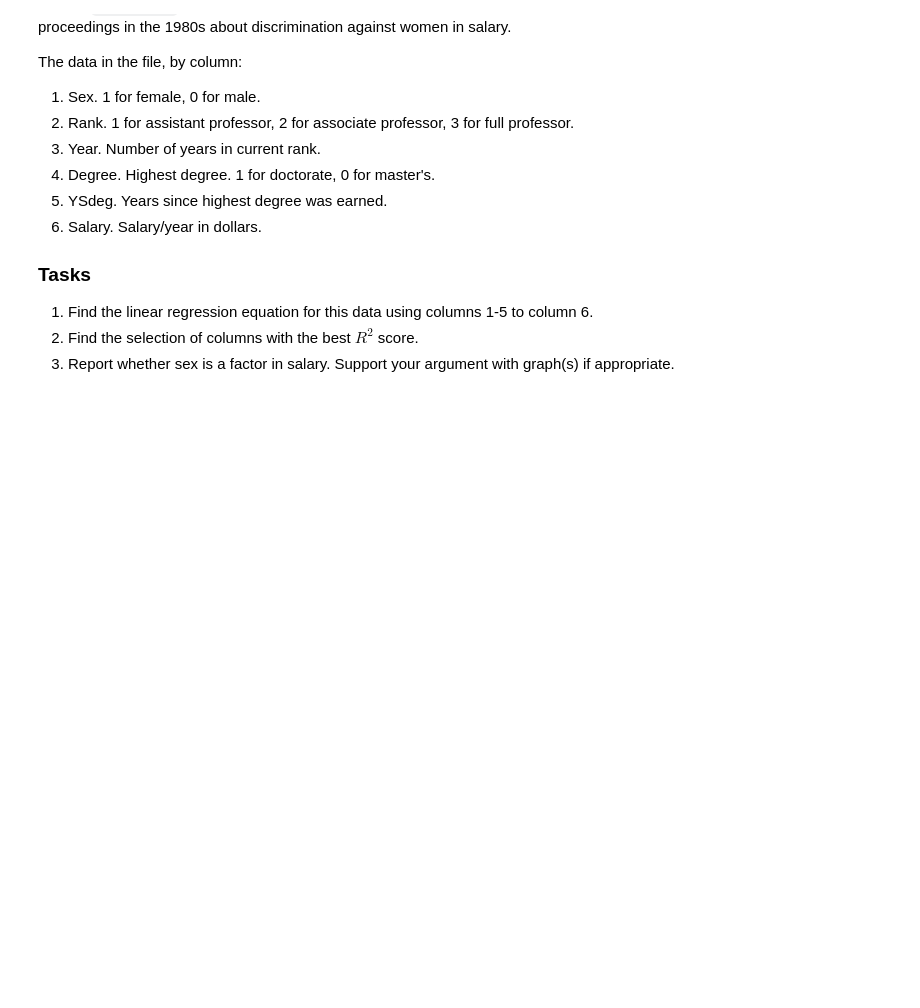
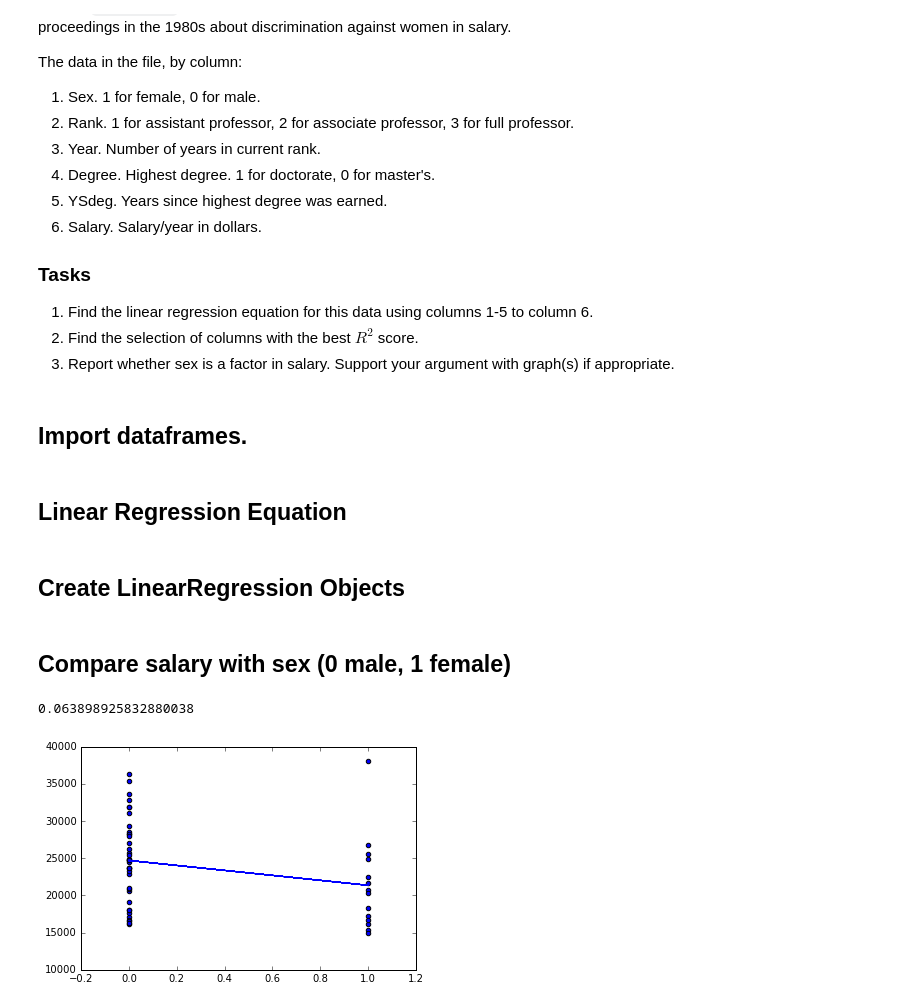
Before and after one commit to RyanOakes/linear_regression, a Jupyter notebook: simple-linear-regression.ipynb, the cells around one changed output. Cells and saved outputs as stored; diff of their text form; code cells hidden in the pictures; blank space fills up the shorter version.

```diff
--- a/simple-linear-regression.ipynb
+++ b/simple-linear-regression.ipynb
@@ -82,4 +149,25 @@ The data in the file, by column:
 1. Find the linear regression equation for this data using columns 1-5 to column 6.
 2. Find the selection of columns with the best $R^2$ score.
 3. Report whether sex is a factor in salary. Support your argument with graph(s) if appropriate.
+# %% [markdown]
+## Import dataframes.
+# %%
+df = pd.read_fwf("salary.txt", header=None,
+                 names=["Sex", "Rank", "Year", "Degree", "YSdeg", "Salary"])
+sex_list = [0, 5]
+sex = pd.read_fwf('salary.txt', names=['Sex', 'Salary'], usecols=sex_list)
+
+rank_list = [1, 5]
+rank = pd.read_fwf('salary.txt', names=['Rank', 'Salary'], usecols=rank_list)
+
+year_list = [2, 5]
+year = pd.read_fwf('salary.txt', names=['Year', 'Salary'], usecols=year_list)
+
+degree_list = [3, 5]
+degree = pd.read_fwf('salary.txt', names=['Degree', 'Salary'], usecols=degree_list)
+
+ysdeg_list = [4, 5]
+ysdeg = pd.read_fwf('salary.txt', names=['YSdeg', 'Salary'], usecols=ysdeg_list)
+# %% [markdown]
+## Linear Regression Equation
 # %%
@@ -87,0 +175,19 @@ df = pd.read_fwf("salary.txt", header=None,
+# %% [markdown]
+## Create LinearRegression Objects
+# %%
+salary_linear = sklearn.linear_model.LinearRegression()
+sex_linear = sklearn.linear_model.LinearRegression()
+rank_linear = sklearn.linear_model.LinearRegression()
+year_linear = sklearn.linear_model.LinearRegression()
+degree_linear = sklearn.linear_model.LinearRegression()
+ysdeg_linear = sklearn.linear_model.LinearRegression()
+# %% [markdown]
+## Compare salary with sex (0 male, 1 female)
+# %%
+sex_linear.fit(sex[['Sex']], sex[['Salary']])
+plt.scatter(sex[['Sex']], sex[['Salary']])
+plt.plot(sex[['Sex']], sex_linear.predict(sex[['Sex']]))
+sex_linear.score(sex[['Sex']], sex[['Salary']])
+# %% [output]
+0.063898925832880038
+[figure, added]
```
Also changed, not shown: parts of 37 cells of this notebook.
